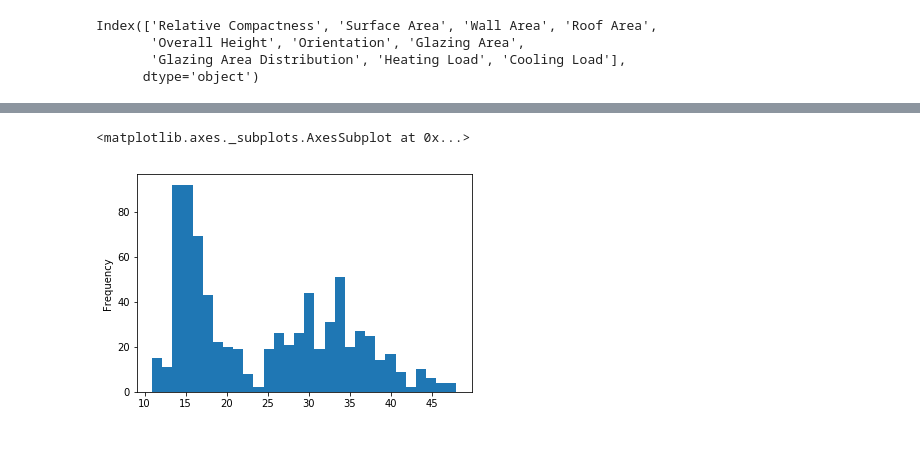
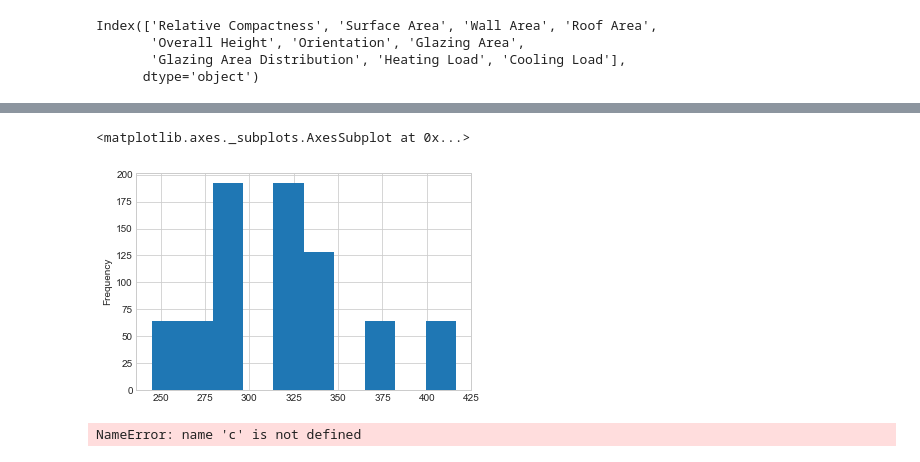
Before and after one commit to ryanarbow/uw_data_science, a Jupyter notebook: DS_process_and_tools/RyanArbow-L01-EnergyLoads.ipynb, the cells around one changed output, grey strips where cells are left out. Drawn from its saved outputs; the diff is of its cells as text; code cells hidden in the pictures.

```diff
--- a/DS_process_and_tools/RyanArbow-L01-EnergyLoads.ipynb
+++ b/DS_process_and_tools/RyanArbow-L01-EnergyLoads.ipynb
@@ -95,5 +95,9 @@ energy.loc[:,'Heating Load'].plot.hist(bins = 30)
+# %%
+df.loc[:,'Wall Area'].plot.hist(bins = 10)
+# %% [output]
+<matplotlib.axes._subplots.AxesSubplot at 0x...>
+[figure, added]
 # %%
-energy.loc[:,'Cooling Load'].plot.hist(bins = 30)
+df.loc[:,c].plot.hist(bins = 30)
 # %% [output]
-<matplotlib.axes._subplots.AxesSubplot at 0x...>
+NameError: name 'c' is not defined
-[figure, removed]
```
Also changed, not shown: parts of 24 cells of this notebook.
